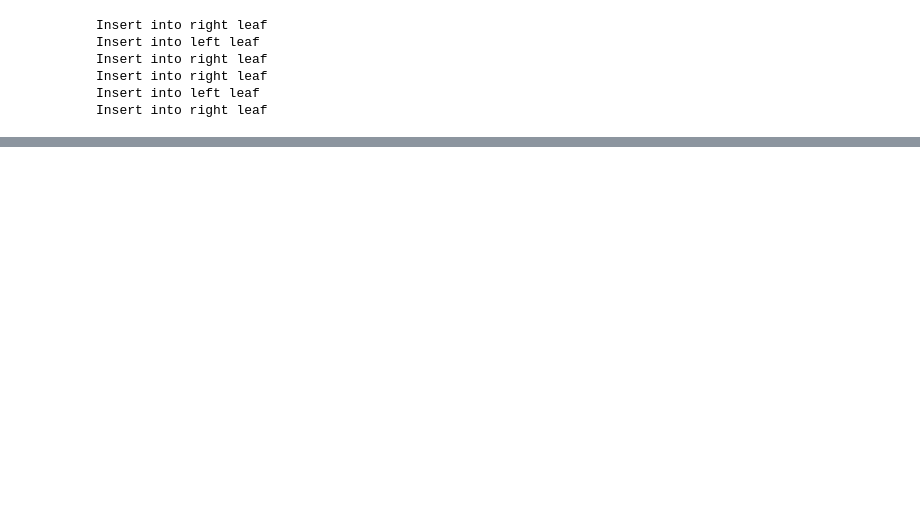
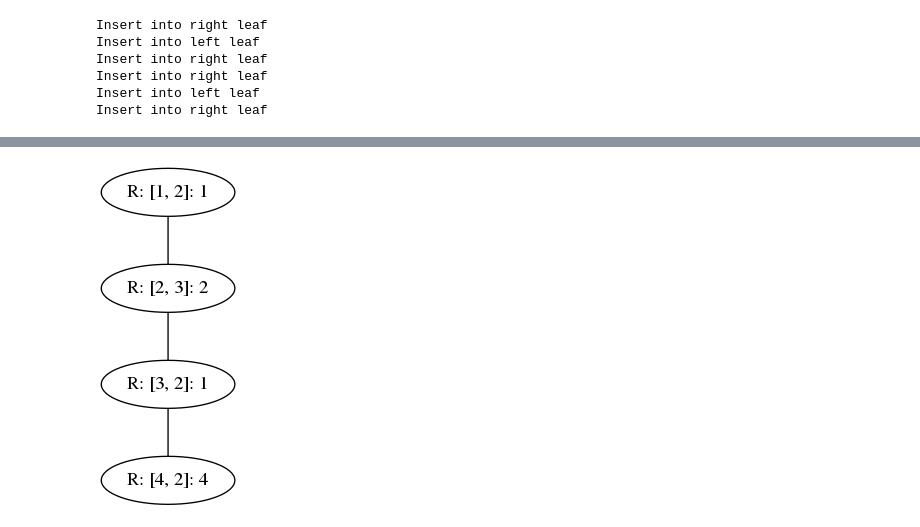
Before and after one commit to kwin-wang/machine-learning-notebook, a Jupyter notebook: notebooks/knn.ipynb, the cells around one changed output, grey strips where cells are left out. Cells and saved outputs as stored; diff of their text form; code cells hidden in the pictures; blank space fills up the shorter version.

```diff
--- a/notebooks/knn.ipynb
+++ b/notebooks/knn.ipynb
@@ -181,0 +386,99 @@ Begin to build kdtree model
+# %%
+class KDTree:
+    def __init__(self, kv_list=None):
+        self.kv_list = kv_list
+        self.root = None
+
+    def fit(self, kv_list):
+        self.kv_list = kv_list
+        self.kdtree()
+        return self
+
+    def kdtree(self):
+        for k, v  in kv_list:
+            self.add(k, v)
+
+
+    def add(self, k, v):
+        node = KDTreeNode(k, v)
+        node.depth = 0
+        if self.is_empty():
+            self.root = node
+        else:
+            self._add(self.root, node)
+
+    def _add(self, parent, node_new):
+        node_new.parent = parent
+        print('Key: node: {a1}-{node}, parent: {a2}-{p}'.format(node=node_new.key_split, p=parent.key_split, a1=node_new.axis, a2=node_new.axis))
+        print('Depth: node: {d1}, parent: {d2}'.format(d1=node_new.depth, d2=parent.depth))
+        print('Aies: node: {a1}, parent: {a2}'.format(a1=node_new.depth % node_new.dim, a2=parent.depth % parent.dim))
+        axis = parent.axis
+        if  node_new.key[axis] < parent.key[axis]:
+            print('Insert {node} to {p} left'.format(node=node_new, p=parent))
+            node_new.depth = parent.depth + 1
+            node_new.is_left = True
+            if parent.has_left_child():
+                self._add(parent.left, node_new)
+            else:
+                parent.left = node_new
+        else:
+            print('Insert {node} to {p} right'.format(node=node_new, p=parent))
+            node_new.depth = parent.depth + 1
+            node_new.is_left = False
+            if parent.has_right_child():
+                self._add(parent.right, node_new)
+            else:
+                parent.right = node_new
+
+
+
+    def is_empty(self):
+        return self.root is None
+
+    def clear(self):
+        self.root = None
+
+
+    def find_nearst_neighbors(self, key):
+        pass
+
+    def _find_nearst_neighbors(self, key):
+        pass
+
+    def print_tree(self):
+        if not self.is_empty():
+            self._print_tree(self.root)
+
+    def _print_tree(self, node):
+        if node is not None:
+            self._print_tree(node.left)
+            print(node)
+            self.print_tree(node.right)
+
+    def draw_tree(self):
+        if not self.is_empty():
+            graph = pgv.AGraph()
+            graph.layout()
+            self._draw_tree(self.root, graph)
+            graph.draw('kdtree.png')
+            graph.write('kdtree.dot')
+            sbp.call('dot -Tpng -o kdtree.png  kdtree.dot', shell=True)
+            return dsp.Image(filename='kdtree.png')
+
+
+
+    def _draw_tree(self, node, graph):
+        if node is not None:
+            self._draw_tree(node.left, graph)
+            graph.add_node(str(node))
+            if node.has_left_child():
+                graph.add_edge(str(node), str(node.left))
+            if node.has_right_child():
+                graph.add_edge(str(node), str(node.right))
+            self._draw_tree(node.right, graph)
+
+
+kv_list = [([1, 2], 1), ([2, 3], 2), ([3, 2, ], 1), ([4, 2], 4)]
+kdtree = KDTree().fit(kv_list)
+kdtree.draw_tree()
+# %% [output]
@@ -181,0 +502 @@ Begin to build kdtree model
+[figure, added]
```
Also changed, not shown: parts of 16 cells of this notebook, 6 other files.
